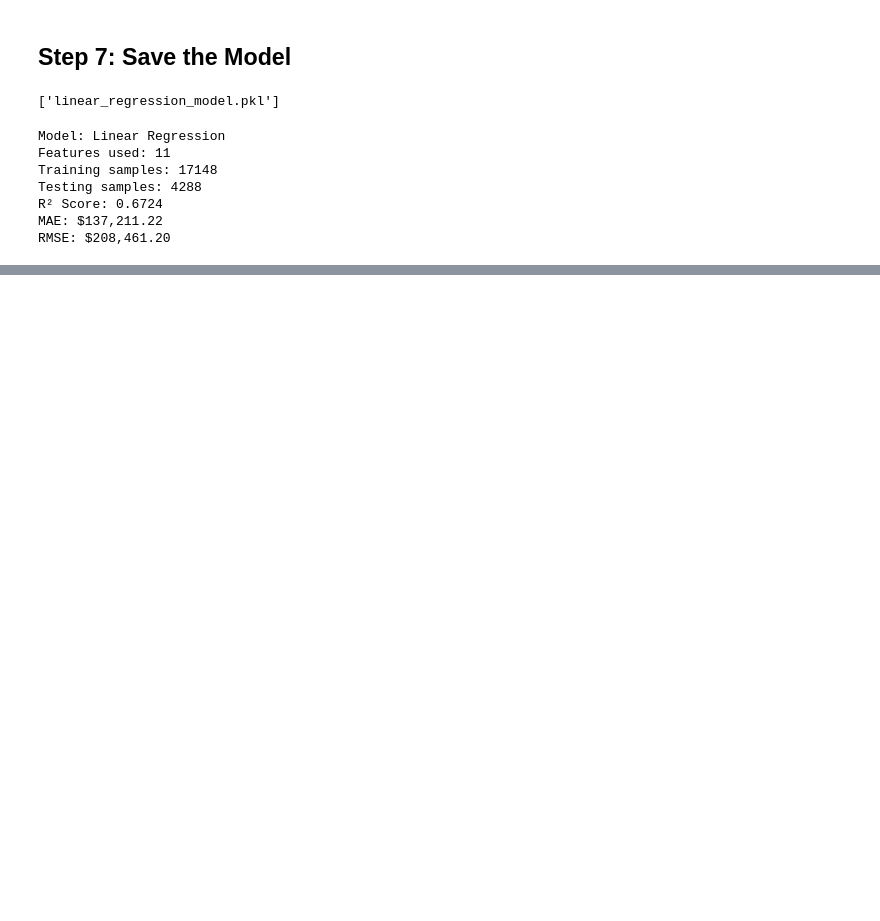
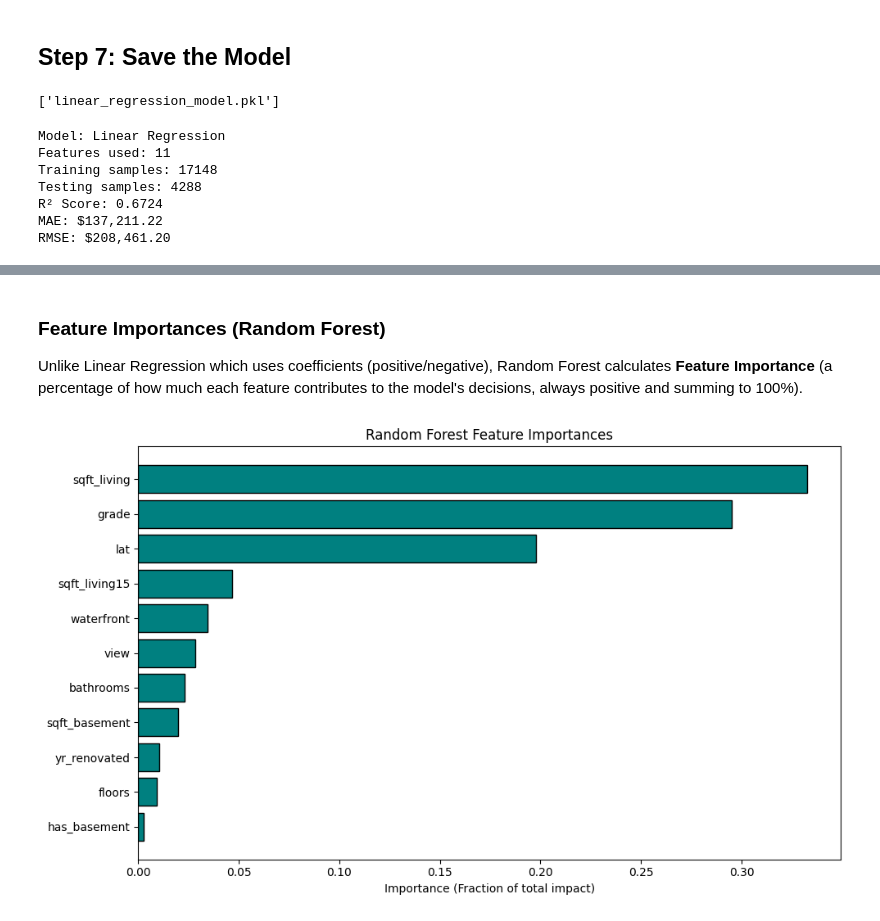
Before and after one commit to AswathSanthanakrishnan/House-Price-Prediction-Project---Final-sem-project-, a Jupyter notebook: 03_Model_Building.ipynb, the cells around one changed output, grey strips where cells are left out. Drawn from its saved outputs; the diff is of its cells as text; code cells hidden in the pictures; blank space fills up the shorter version.

Commit message:
Add Random Forest Regressor for performance comparison

```diff
--- a/03_Model_Building.ipynb
+++ b/03_Model_Building.ipynb
@@ -203,0 +227,10 @@ RMSE: $208,461.20
+# %%
+from sklearn.ensemble import RandomForestRegressor
+
+# Initialize the Random Forest model
+# using 100 trees and a fixed random state for reproducibility
+rf_model = RandomForestRegressor(n_estimators=100, random_state=42)
+
+print("Training Random Forest model (this might take a few seconds)...")
+rf_model.fit(X_train, y_train)
+print("Training complete!")
@@ -203,0 +273,23 @@ RMSE: $208,461.20
+# %% [markdown]
+### Feature Importances (Random Forest)
+
+Unlike Linear Regression which uses coefficients (positive/negative), Random Forest calculates **Feature Importance** (a percentage of how much each feature contributes to the model's decisions, always positive and summing to 100%).
+# %%
+# Get feature importances
+importances = rf_model.feature_importances_
+
+# Create a DataFrame for visualization
+rf_feature_importance = pd.DataFrame({
+    'Feature': X.columns,
+    'Importance': importances
+}).sort_values(by='Importance', ascending=True)
+
+# Plot
+plt.figure(figsize=(10, 6))
+plt.barh(rf_feature_importance['Feature'], rf_feature_importance['Importance'], color='teal', edgecolor='black')
+plt.xlabel('Importance (Fraction of total impact)')
+plt.title('Random Forest Feature Importances')
+plt.tight_layout()
+plt.show()
+# %% [output]
+[figure, added]
```
Also changed, not shown: parts of 8 cells of this notebook.
